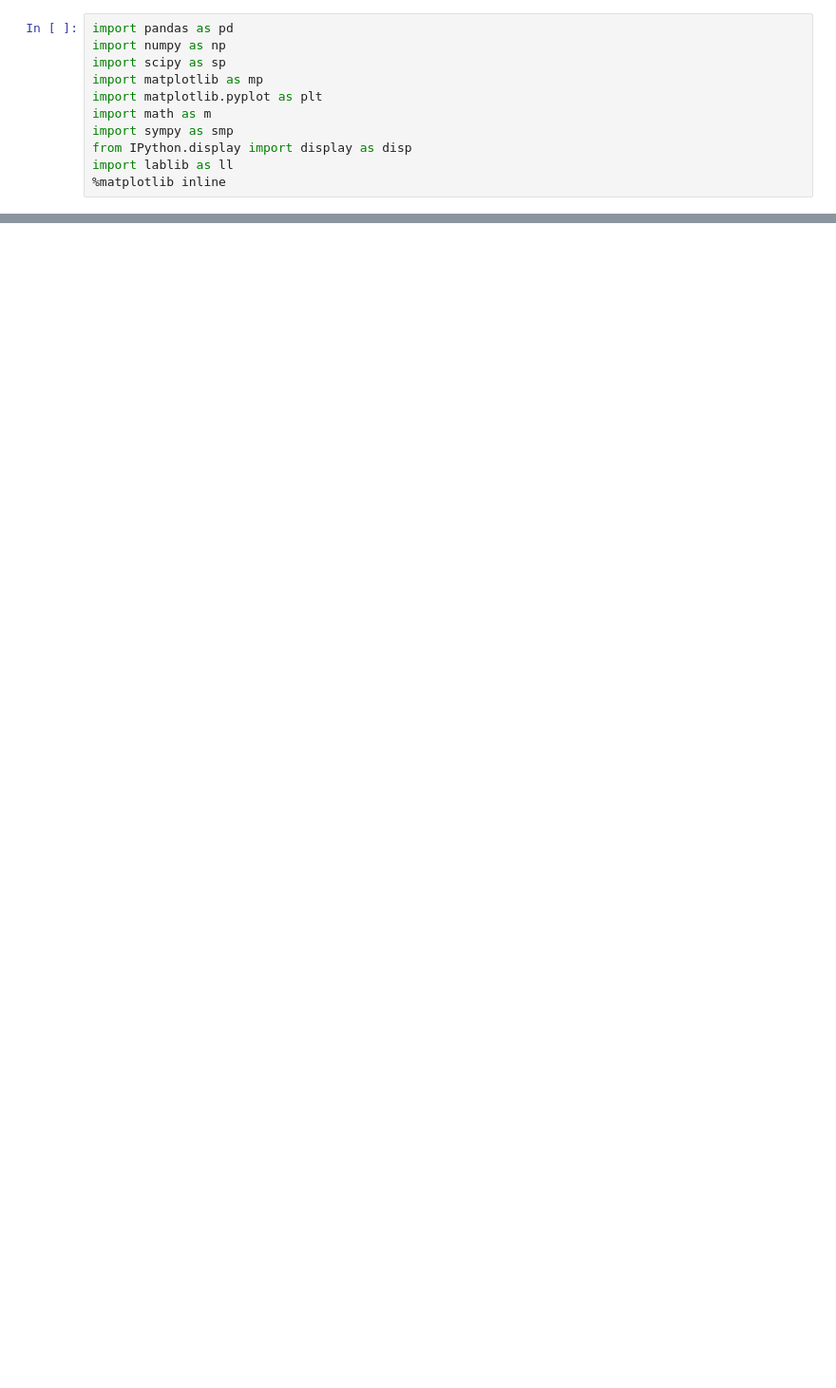
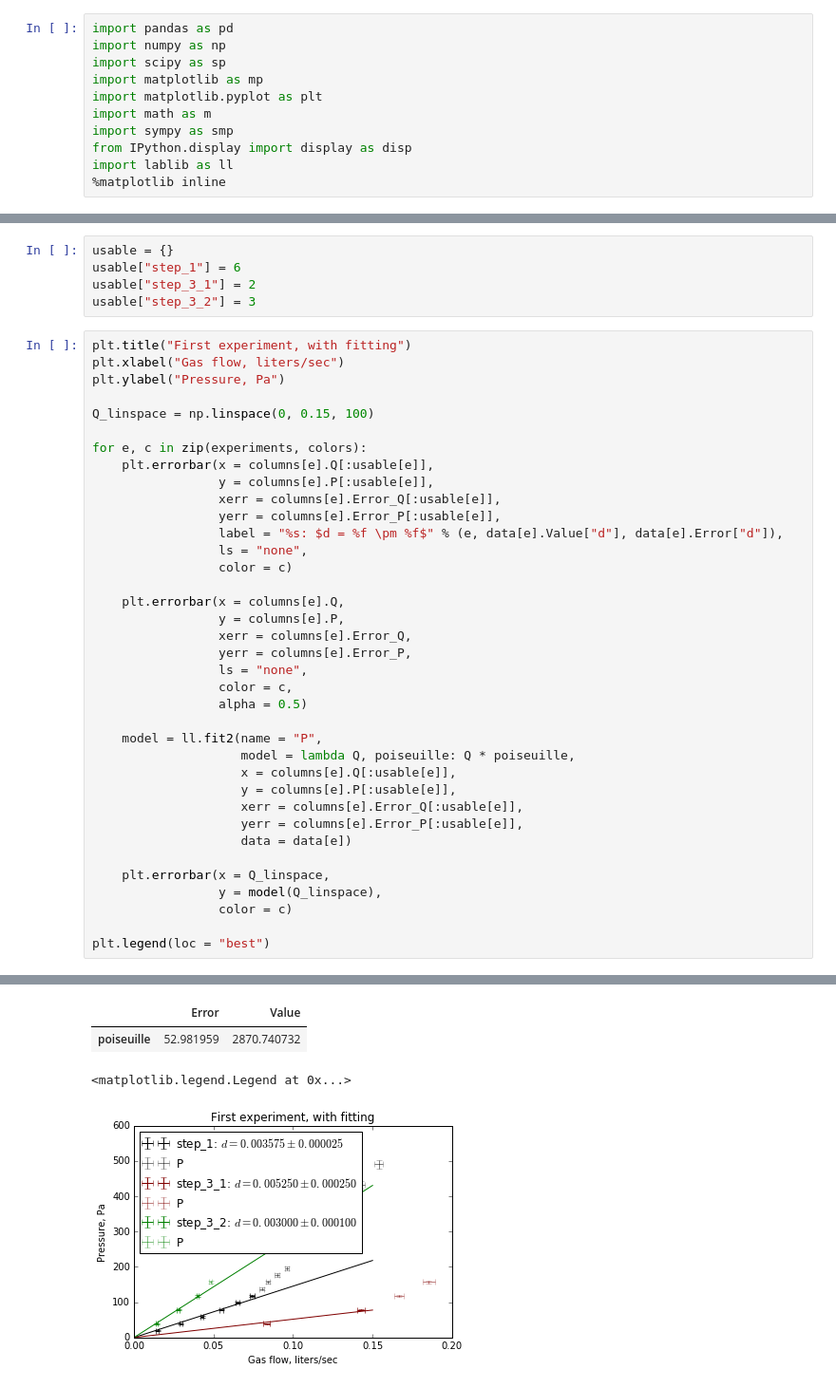
Before and after one commit to intelfx/mipt-lab, a Jupyter notebook: Курс 1 семестр 2/Лабы/1.3.3/1.3.3.ipynb, the cells around one changed output, grey strips where cells are left out. Shown at 95% size. Cells and saved outputs as stored; diff of their text form; blank space fills up the shorter version.

```diff
--- a/Курс 1 семестр 2/Лабы/1.3.3/1.3.3.ipynb
+++ b/Курс 1 семестр 2/Лабы/1.3.3/1.3.3.ipynb
@@ -131,0 +138,43 @@ plt.legend(loc = "best")
+# %%
+usable = {}
+usable["step_1"] = 6
+usable["step_3_1"] = 2
+usable["step_3_2"] = 3
+# %%
+plt.title("First experiment, with fitting")
+plt.xlabel("Gas flow, liters/sec")
+plt.ylabel("Pressure, Pa")
+
+Q_linspace = np.linspace(0, 0.15, 100)
+
+for e, c in zip(experiments, colors):
+    plt.errorbar(x = columns[e].Q[:usable[e]],
+                 y = columns[e].P[:usable[e]],
+                 xerr = columns[e].Error_Q[:usable[e]],
+                 yerr = columns[e].Error_P[:usable[e]],
+                 label = "%s: $d = %f \pm %f$" % (e, data[e].Value["d"], data[e].Error["d"]),
+                 ls = "none",
+                 color = c)
+
+    plt.errorbar(x = columns[e].Q,
+                 y = columns[e].P,
+                 xerr = columns[e].Error_Q,
+                 yerr = columns[e].Error_P,
+                 ls = "none",
+                 color = c,
+                 alpha = 0.5)
+
+    model = ll.fit2(name = "P",
+                    model = lambda Q, poiseuille: Q * poiseuille,
+                    x = columns[e].Q[:usable[e]],
+                    y = columns[e].P[:usable[e]],
+                    xerr = columns[e].Error_Q[:usable[e]],
+                    yerr = columns[e].Error_P[:usable[e]],
+                    data = data[e])
+
+    plt.errorbar(x = Q_linspace,
+                 y = model(Q_linspace),
+                 color = c)
+
+plt.legend(loc = "best")
+# %% [output]
@@ -131,0 +197,4 @@ plt.legend(loc = "best")
+|  | Error | Value |
+| poiseuille | 52.981959 | 2870.740732 |
+<matplotlib.legend.Legend at 0x...>
+[figure, added]
```
Also changed, not shown: parts of 6 cells of this notebook, 2 other files.
